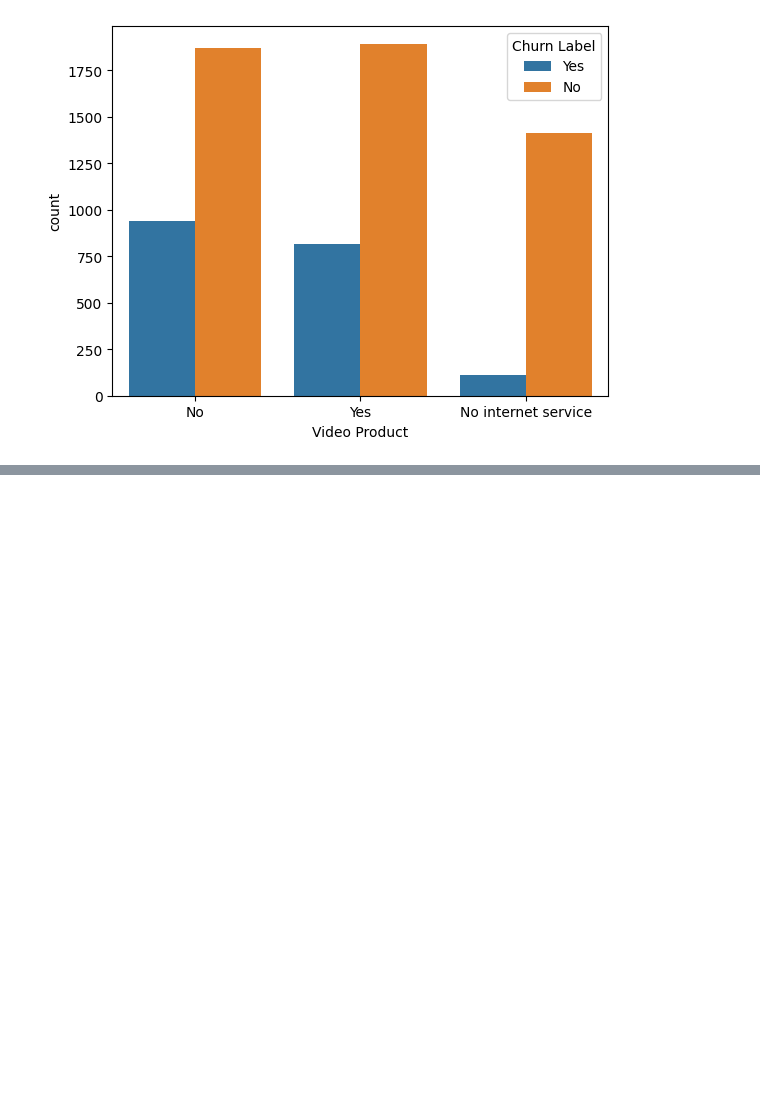
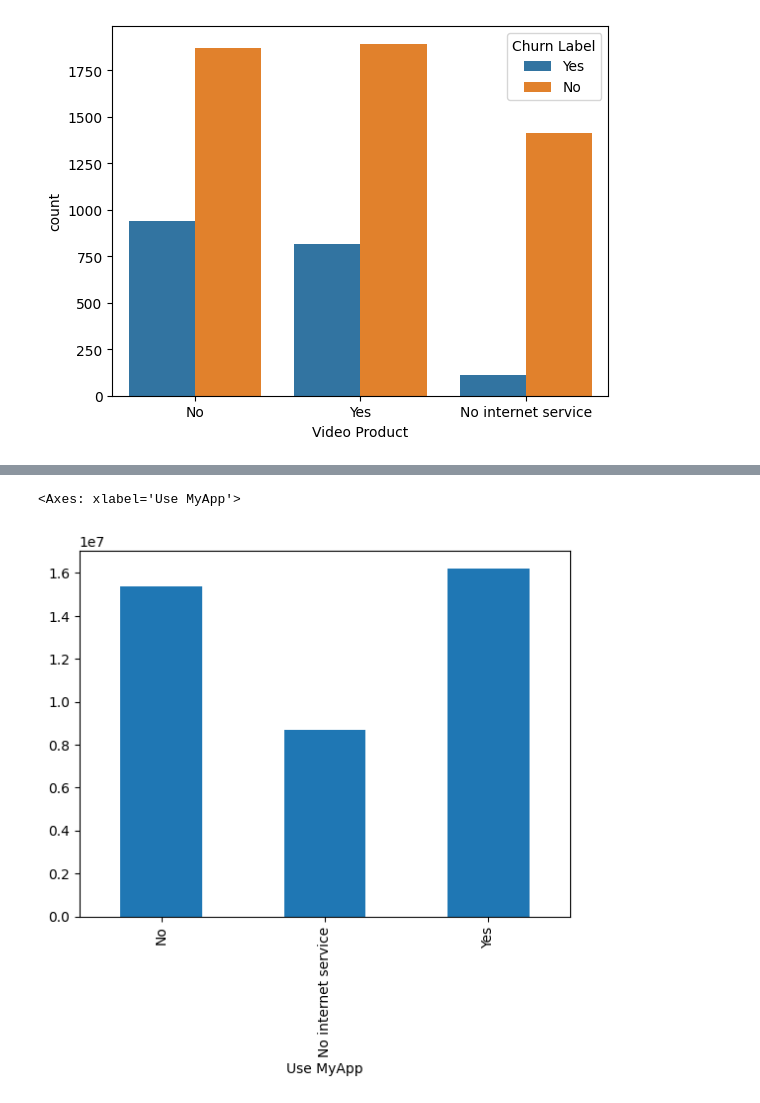
Before and after one commit to marcellinus-witarsah/data-challenge-dsw-2023, a Jupyter notebook: notebooks/02_eda.ipynb, the cells around one changed output, grey strips where cells are left out. Saved outputs shown, nothing was run; the diff lists cells and outputs as text; code cells hidden in the pictures; blank space fills up the shorter version.

```diff
--- a/notebooks/02_eda.ipynb
+++ b/notebooks/02_eda.ipynb
@@ -130,0 +145,5 @@ Questions to ask
+# %%
+df.groupby('Use MyApp')['CLTV (Predicted Thou. IDR)'].sum().plot.bar()
+# %% [output]
+<Axes: xlabel='Use MyApp'>
+[figure, added]
```
Also changed, not shown: parts of 5 cells of this notebook.
